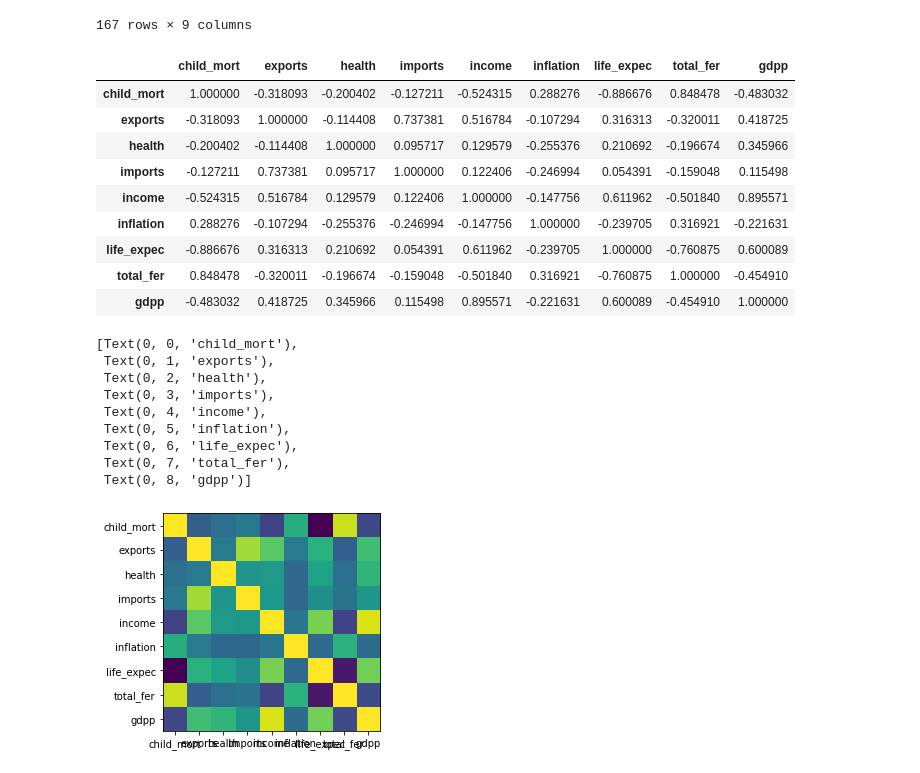
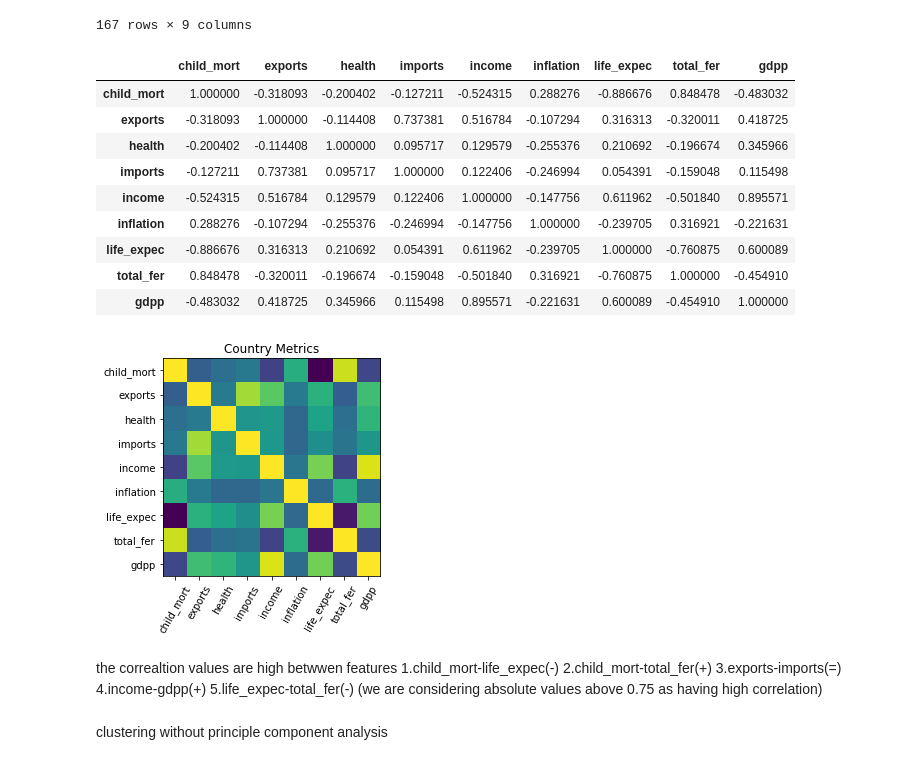
Before and after one commit to sulaiman01/Unsupervised_learning_country_data, a Jupyter notebook: data_analysis.ipynb, the cells around one changed output. Drawn from its saved outputs; the diff is of its cells as text; code cells hidden in the pictures.

Commit message:
updated data_analysis

```diff
--- a/data_analysis.ipynb
+++ b/data_analysis.ipynb
@@ -21,35 +25,34 @@ data
 | Yemen | 56.3 | 30.0 | 5.18 | 34.4 | 4480 | 23.60 | 67.5 | 4.67 | 1310 |
 | Zambia | 83.1 | 37.0 | 5.89 | 30.9 | 3280 | 14.00 | 52.0 | 5.40 | 1460 |
 167 rows × 9 columns
-# %%
-correlation = data.corr()
-correlation
-# %% [output]
-|  | child_mort | exports | health | imports | income | inflation | life_expec | total_fer | gdpp |
-| child_mort | 1.000000 | -0.318093 | -0.200402 | -0.127211 | -0.524315 | 0.288276 | -0.886676 | 0.848478 | -0.483032 |
-| exports | -0.318093 | 1.000000 | -0.114408 | 0.737381 | 0.516784 | -0.107294 | 0.316313 | -0.320011 | 0.418725 |
-| health | -0.200402 | -0.114408 | 1.000000 | 0.095717 | 0.129579 | -0.255376 | 0.210692 | -0.196674 | 0.345966 |
-| imports | -0.127211 | 0.737381 | 0.095717 | 1.000000 | 0.122406 | -0.246994 | 0.054391 | -0.159048 | 0.115498 |
-| income | -0.524315 | 0.516784 | 0.129579 | 0.122406 | 1.000000 | -0.147756 | 0.611962 | -0.501840 | 0.895571 |
-| inflation | 0.288276 | -0.107294 | -0.255376 | -0.246994 | -0.147756 | 1.000000 | -0.239705 | 0.316921 | -0.221631 |
-| life_expec | -0.886676 | 0.316313 | 0.210692 | 0.054391 | 0.611962 | -0.239705 | 1.000000 | -0.760875 | 0.600089 |
-| total_fer | 0.848478 | -0.320011 | -0.196674 | -0.159048 | -0.501840 | 0.316921 | -0.760875 | 1.000000 | -0.454910 |
-| gdpp | -0.483032 | 0.418725 | 0.345966 | 0.115498 | 0.895571 | -0.221631 | 0.600089 | -0.454910 | 1.000000 |
+# %%
+# creating a corretation dataframe to find corrrelation between the features
+correlation = data.corr()
+correlation
+# %% [output]
+|  | child_mort | exports | health | imports | income | inflation | life_expec | total_fer | gdpp |
+| child_mort | 1.000000 | -0.318093 | -0.200402 | -0.127211 | -0.524315 | 0.288276 | -0.886676 | 0.848478 | -0.483032 |
+| exports | -0.318093 | 1.000000 | -0.114408 | 0.737381 | 0.516784 | -0.107294 | 0.316313 | -0.320011 | 0.418725 |
+| health | -0.200402 | -0.114408 | 1.000000 | 0.095717 | 0.129579 | -0.255376 | 0.210692 | -0.196674 | 0.345966 |
+| imports | -0.127211 | 0.737381 | 0.095717 | 1.000000 | 0.122406 | -0.246994 | 0.054391 | -0.159048 | 0.115498 |
+| income | -0.524315 | 0.516784 | 0.129579 | 0.122406 | 1.000000 | -0.147756 | 0.611962 | -0.501840 | 0.895571 |
+| inflation | 0.288276 | -0.107294 | -0.255376 | -0.246994 | -0.147756 | 1.000000 | -0.239705 | 0.316921 | -0.221631 |
+| life_expec | -0.886676 | 0.316313 | 0.210692 | 0.054391 | 0.611962 | -0.239705 | 1.000000 | -0.760875 | 0.600089 |
+| total_fer | 0.848478 | -0.320011 | -0.196674 | -0.159048 | -0.501840 | 0.316921 | -0.760875 | 1.000000 | -0.454910 |
+| gdpp | -0.483032 | 0.418725 | 0.345966 | 0.115498 | 0.895571 | -0.221631 | 0.600089 | -0.454910 | 1.000000 |
 # %%
+# ploting a heatmap of the correlation of the features
 fig,ax=plt.subplots()
 heatmap=ax.imshow(correlation)
 ax.set_xticks(np.arange(len(correlation)))
 ax.set_yticks(np.arange(len(correlation)))
-ax.set_xticklabels(correlation.columns)
+ax.set_xticklabels(correlation.columns,rotation=60)
 ax.set_yticklabels(correlation.columns)
+ax.set_title('Country Metrics')
+plt.show()
 # %% [output]
-[Text(0, 0, 'child_mort'),
- Text(0, 1, 'exports'),
- Text(0, 2, 'health'),
- Text(0, 3, 'imports'),
- Text(0, 4, 'income'),
- Text(0, 5, 'inflation'),
- Text(0, 6, 'life_expec'),
- Text(0, 7, 'total_fer'),
- Text(0, 8, 'gdpp')]
-[figure, old version]
+[figure, new version]
+# %% [markdown]
+the correaltion values are high betwwen features 1.child_mort-life_expec(-)  2.child_mort-total_fer(+)  3.exports-imports(=)  4.income-gdpp(+)  5.life_expec-total_fer(-) (we are considering absolute values above 0.75 as having high correlation)
+# %% [markdown]
+clustering without principle component analysis
```
Also changed, not shown: parts of 2 cells of this notebook.
